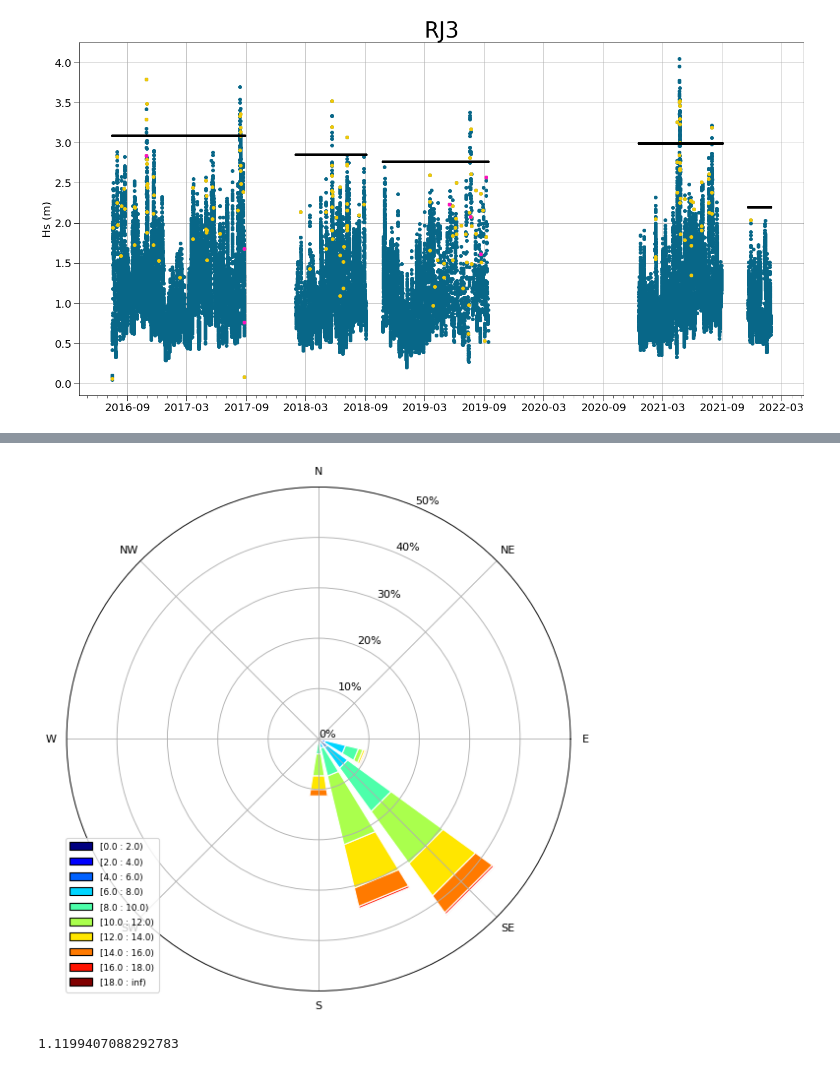
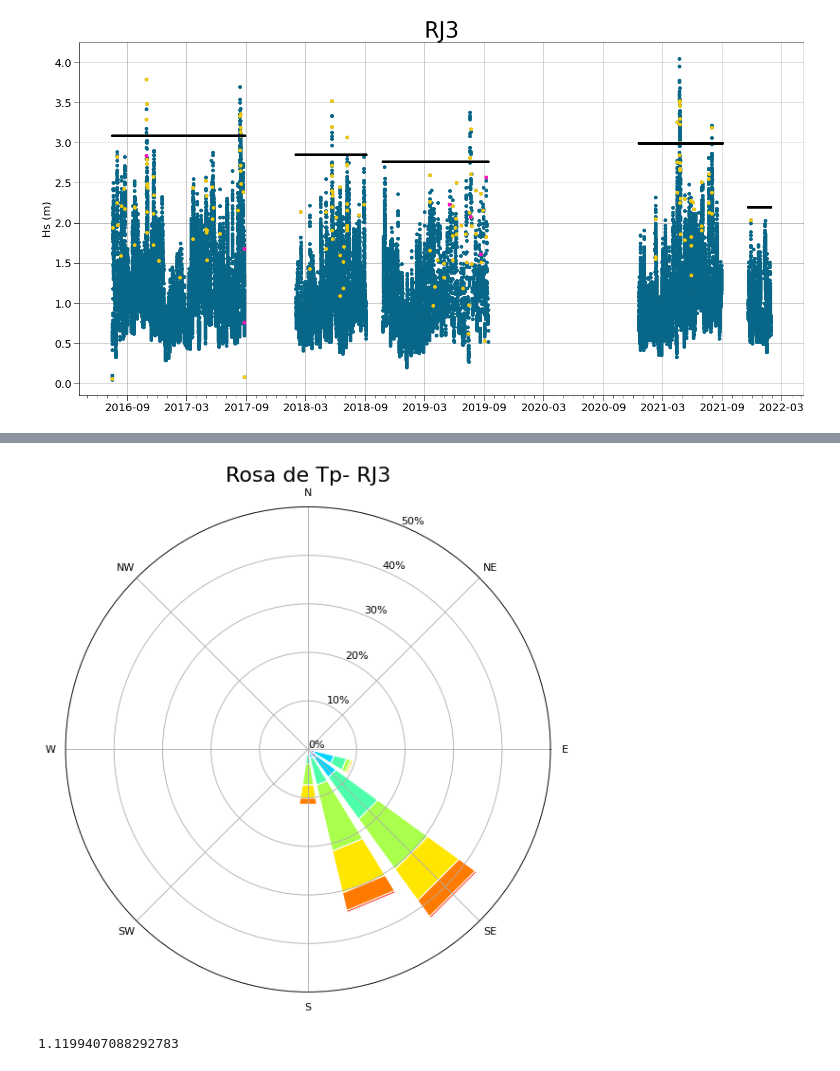
Before and after one commit to BrenoSCabral/ES3, a Jupyter notebook: RJ3.ipynb, the cells around one changed output, grey strips where cells are left out. Drawn from its saved outputs; the diff is of its cells as text; code cells hidden in the pictures.

```diff
--- a/RJ3.ipynb
+++ b/RJ3.ipynb
@@ -255,26 +259,27 @@ plt.savefig(os.getcwd() +'/fig/RJ3_rosaHs')
 # %%
 ws = dado_limpo['TP']
 
 
 ax = WindroseAxes.from_ax()
 ax.bar(wd, ws, normed=True, opening=0.8, edgecolor='white', bins = np.arange(0,20,2))
 # ax.bar(wd, ws, normed=True, opening=0.8, edgecolor='white', bins = np.arange(0,20,2))
 ax.set_xticklabels(['E', 'NE',  'N', 'NW', 'W', 'SW','S', 'SE'])
 
 ax.set_yticks(np.arange(0, 60, step=10))
 y_ticks = []
 y_ticks_aux = np.arange(0, 60, step=10)
 for j in (y_ticks_aux):
     y_ticks.append(str(j) + '%')
+ax.set_title('Rosa de Tp- RJ3', fontsize=20)
 ax.set_yticklabels(y_ticks)
 
 
 
-ax.set_legend()
+# ax.set_legend()
 
-plt.savefig(os.getcwd() +'/fig/RJ3_rosaTp')
+plt.savefig(os.getcwd() +'/fig/RJ3_rosaTp_slegenda')
 # %% [output]
-[figure, old version]
+[figure, new version]
 # %%
 dado['Hsig'].mean()
 # %% [output]
```
Also changed, not shown: parts of 1 cell of this notebook, 8 other files.
